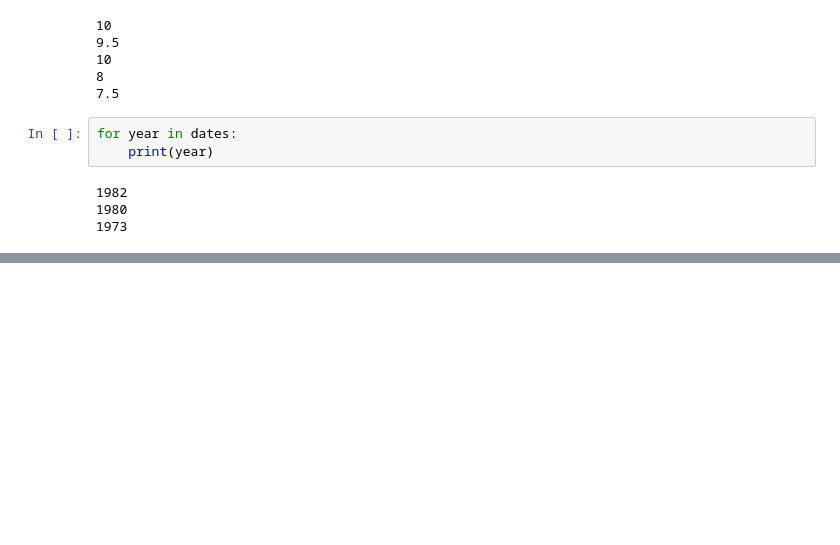
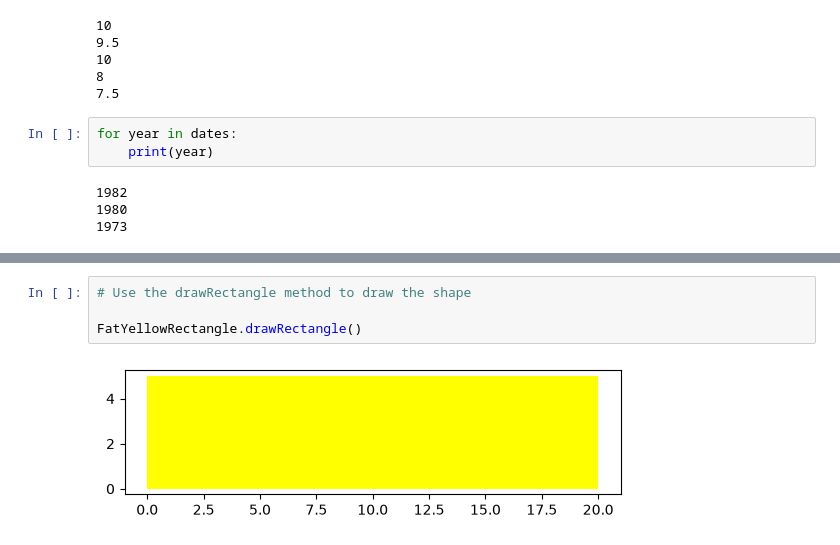
Before and after one commit to Vishalaher44/my-python-app, a Jupyter notebook: firstnotebook.ipynb, the cells around one changed output, grey strips where cells are left out. Saved outputs shown, nothing was run; the diff lists cells and outputs as text; blank space fills up the shorter version.

```diff
--- a/firstnotebook.ipynb
+++ b/firstnotebook.ipynb
@@ -1248,0 +1750,6 @@ for year in dates:
+# %%
+# Use the drawRectangle method to draw the shape
+
+FatYellowRectangle.drawRectangle()
+# %% [output]
+[figure, added]
```
Also changed, not shown: parts of 75 cells of this notebook.
